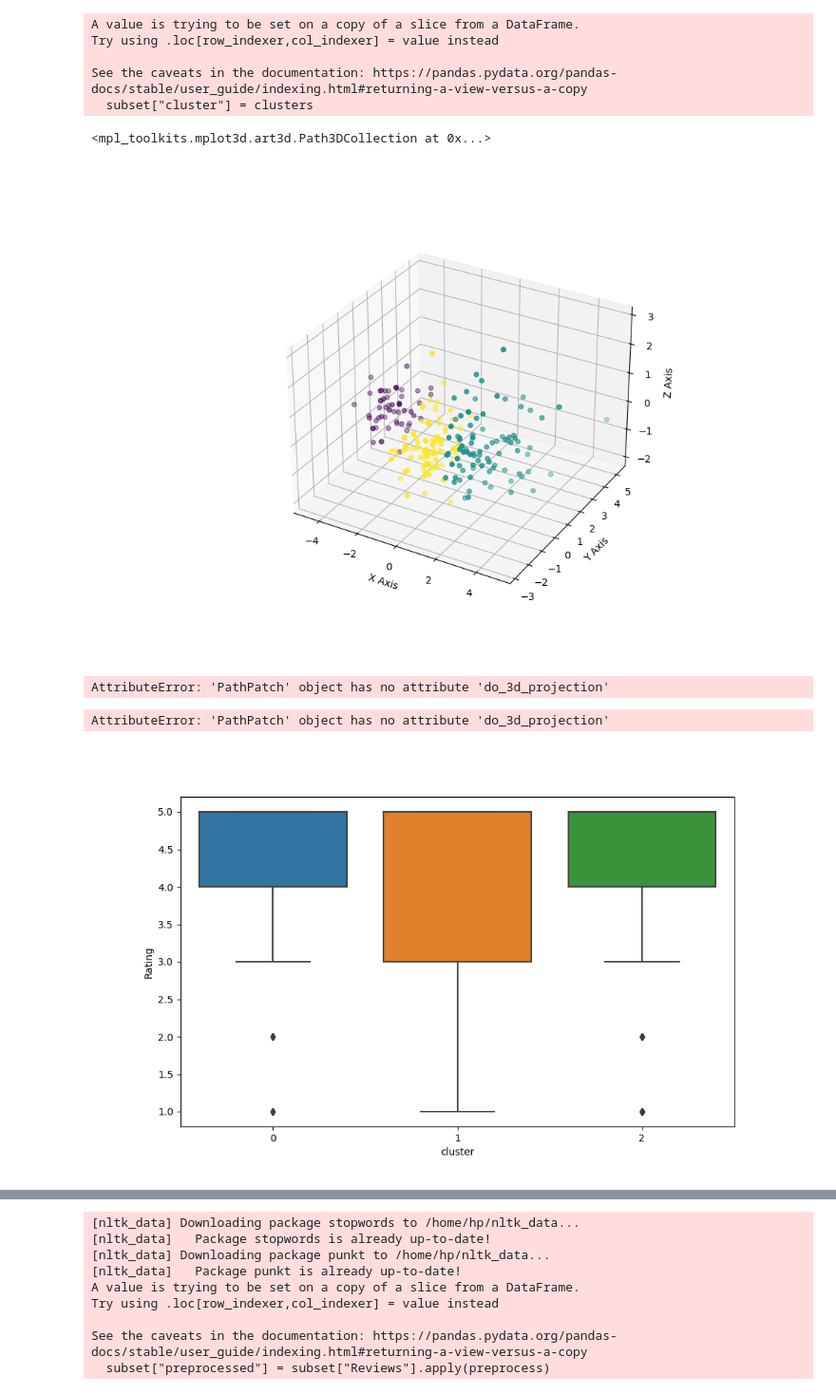
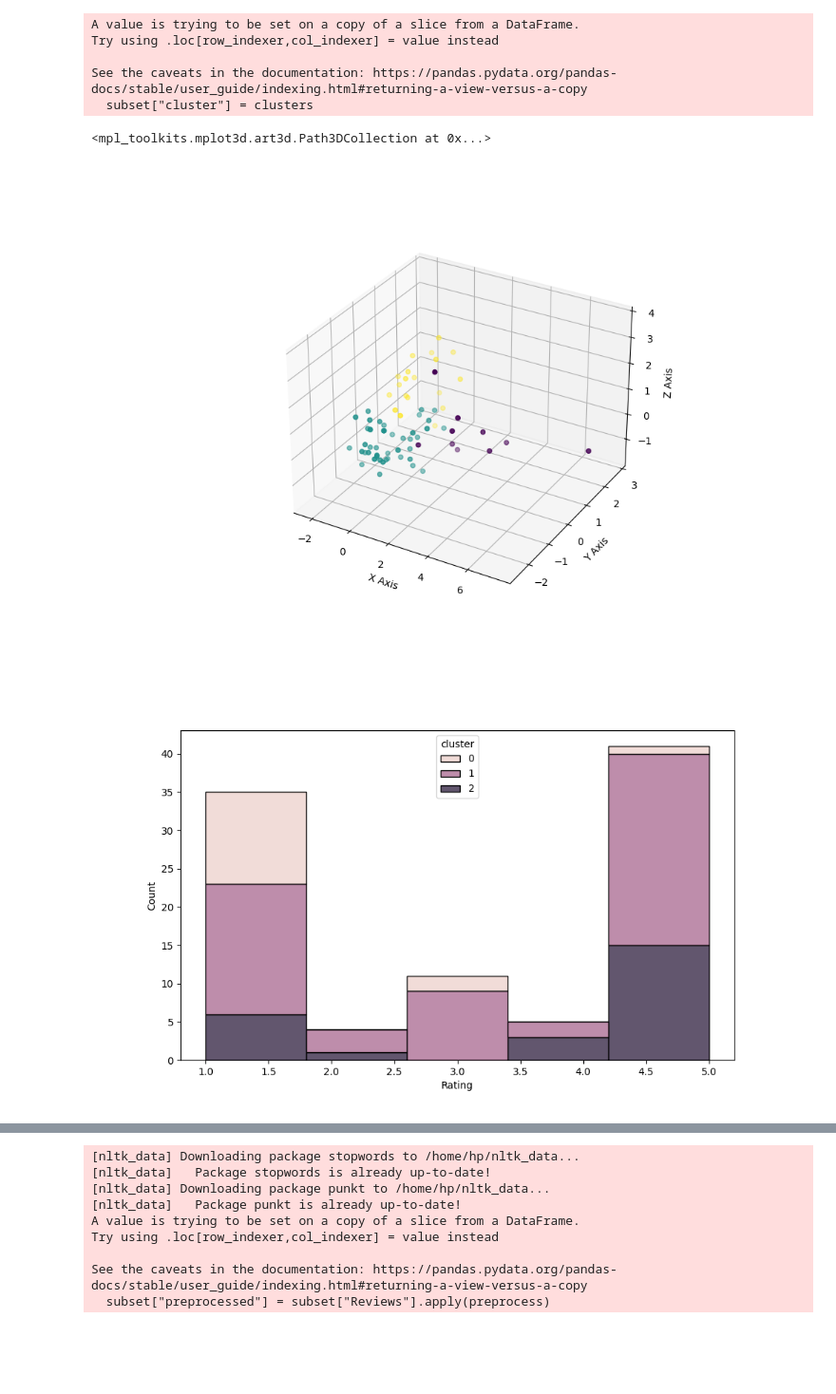
Before and after one commit to mgil4/AWS_LAUZ, a Jupyter notebook: explore.ipynb, the cells around one changed output, grey strips where cells are left out. Shown at 95% size. Drawn from its saved outputs; the diff is of its cells as text; code cells hidden in the pictures; blank space fills up the shorter version.

```diff
--- a/explore.ipynb
+++ b/explore.ipynb
@@ -7,7 +7,7 @@ from sklearn.cluster import KMeans
 import seaborn as sns
 %matplotlib widget
 # %%
-df = pd.read_csv("archive/Amazon_Unlocked_Mobile.csv")
+df = pd.read_csv("filtered_df.csv")
 df
 # %% [output]
 |  | Product Name | Brand Name | Price | Rating | Reviews | Review Votes |
@@ -29,7 +29,7 @@ import torch
 
 def get_sentence_embedding(sentence, model, tokenizer):
     # Tokenize input sentence
-    tokens = tokenizer(sentence, return_tensors="pt")
+    tokens = tokenizer(sentence, return_tensors="pt", truncation=True, max_length=512)
 
     # Get the transformer model output
     with torch.no_grad():
@@ -46,13 +46,11 @@ tokenizer = AutoTokenizer.from_pretrained(model_name)
 model = AutoModel.from_pretrained(model_name)
 
 # Example sentence
-example_sentence = "prajjwal1/tinybert-base"
+example_sentence = "This mobile phone was very good"
 
 # Get sentence embedding
 sentence_embedding = get_sentence_embedding(example_sentence, model, tokenizer)
 
 # Convert to numpy array for easier handling
 sentence_embedding_np = sentence_embedding
-
-print(sentence_embedding_np)
 # %% [output]
@@ -76,6 +74,6 @@ print(sentence_embedding_np)
 # %%
 counts = df["Product Name"].value_counts().reset_index()
-subset = df[df["Product Name"] == counts.iloc[500]["Product Name"]]
+subset = df[df["Product Name"] == counts.iloc[100]["Product Name"]]
 subset["embedding"] = subset["Reviews"].apply(get_sentence_embedding, args = (model, tokenizer))
 subset
 # %% [output]
@@ -103,12 +118,10 @@ ax.set_zlabel('Z Axis')
 ax.scatter3D(project[:,0], project[:,1], project[:,2], c=clusters)
 # %% [output]
 <mpl_toolkits.mplot3d.art3d.Path3DCollection at 0x...>
-[figure, old version]
+[figure, new version]
-AttributeError: 'PathPatch' object has no attribute 'do_3d_projection'
-AttributeError: 'PathPatch' object has no attribute 'do_3d_projection'
 # %%
 plt.figure(figsize=(10, 6))
-sns.boxplot(x='cluster', y='Rating', data=subset)
+sns.histplot(data=subset, x='Rating', hue='cluster', multiple="stack", bins=5)
 plt.show()
 # %% [output]
-[figure, old version]
+[figure, new version]
```
Also changed, not shown: parts of 6 cells of this notebook.
